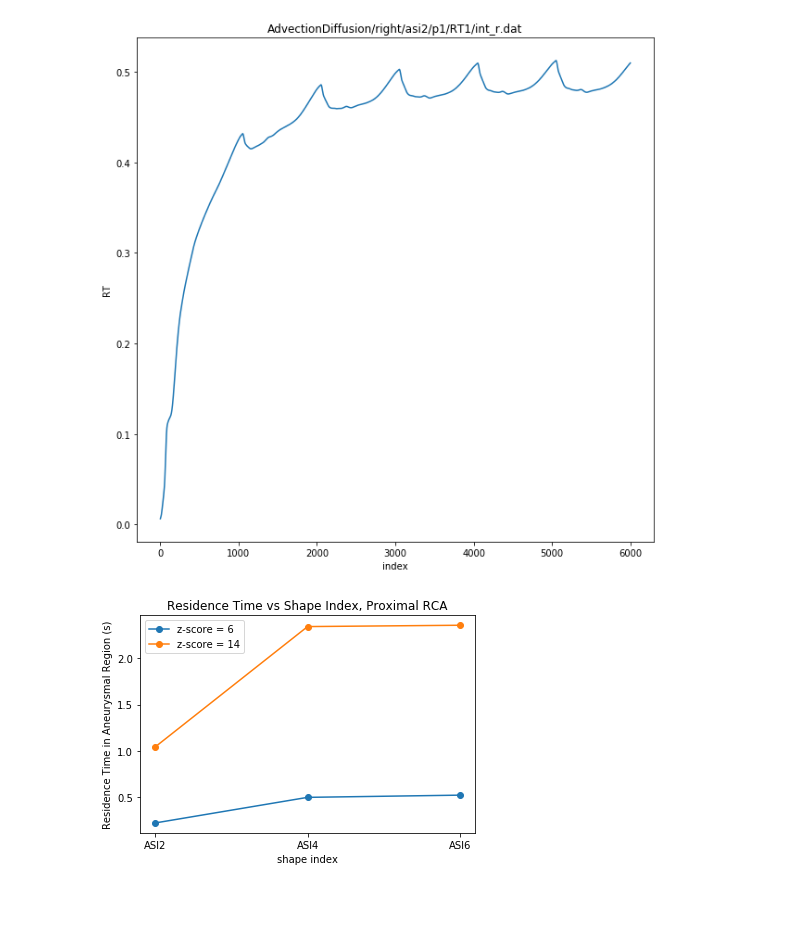
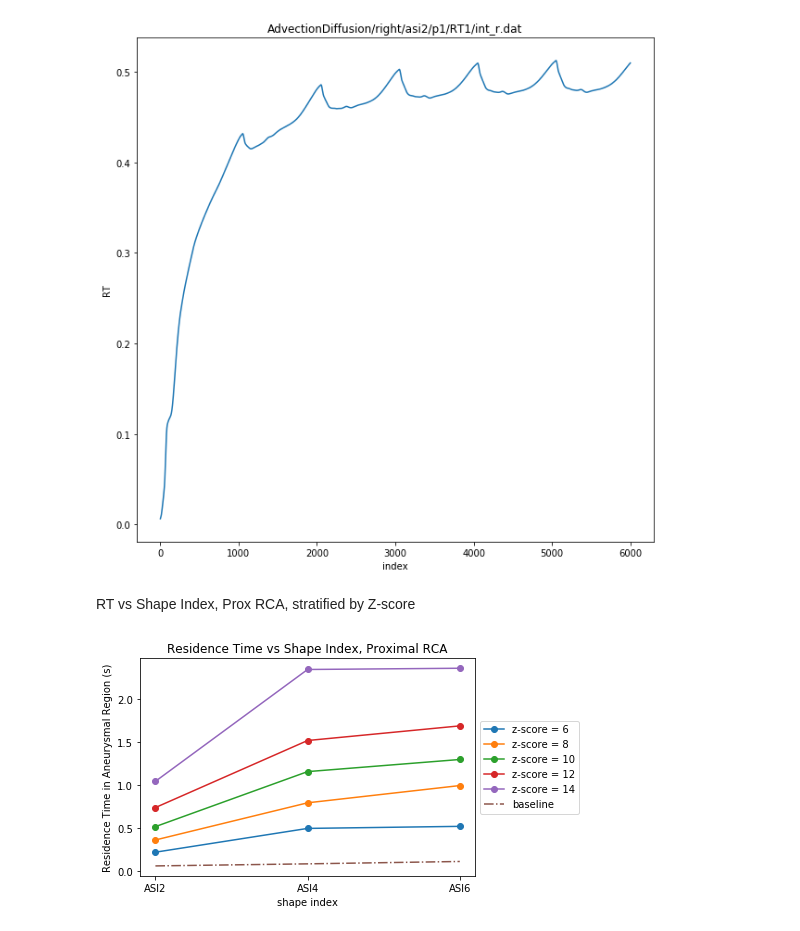
Before and after one commit to StanfordCBCL/KD-project, a Jupyter notebook: RT Visualization.ipynb, the cells around one changed output. Cells and saved outputs as stored; diff of their text form; code cells hidden in the pictures; blank space fills up the shorter version.

```diff
--- a/RT Visualization.ipynb
+++ b/RT Visualization.ipynb
@@ -31,11 +31,30 @@ Text(0.5,1,'AdvectionDiffusion/right/asi2/p1/RT1/int_r.dat')
 [figure]
 # %%
 right_residence_times = {
-    'ASI2': [.2214, 1.0446],
-    'ASI4': [.49766, 2.3435],
-    'ASI6': [.52155, 2.3579]
+    'ASI2': [.2214,  0.36337, 0.51839, 0.73986, 1.0446],
+    'ASI4': [.49766, 0.79491, 1.1573, 1.5185, 2.3435],
+    'ASI6': [.52155, 0.99527, 1.2981, 1.6884, 2.3579]
 }
-z_scores = ['p1', 'p5']
+
+right_volumes = {
+    'ASI2': [0.37912, 0.48379, 0.68129, 0.88389, 1.1165],
+    'ASI4': [0.90235, 1.3218, 1.9063, 2.5823, 2.8892],
+    'ASI6': [1.4014, 1.4651, 2.109, 2.9514, 4.0107],
+}
+
+baseline_residence_times = {
+    'ASI2': 0.06204,
+    'ASI4': 0.086032,
+    'ASI6': 0.11363,
+}
+baseline_volumes = {
+    'ASI2': 0.24673,
+    'ASI4': 0.56148,
+    'ASI6': 0.25788
+}
+
+z_scores = ['p1', 'p2', 'p3', 'p4', 'p5']
+
 plotted_z_scores = {
     'p1': 6,
     'p2': 8,
@@ -44,20 +63,26 @@ plotted_z_scores = {
     'p5': 14,
 }
 plotted_shapes = ['ASI2', 'ASI4', 'ASI6']
+# %% [markdown]
+RT vs Shape Index, Prox RCA, stratified by Z-score
 # %%
 fig = plt.figure()
 ax = fig.add_subplot(1, 1, 1)
 
 for z, size in enumerate(z_scores):
     res_times = np.zeros((len(plotted_shapes), len(z_scores)))
     for a, shape in enumerate(plotted_shapes):
         res_times[a, z] = right_residence_times[shape][z]
     ax.plot(plotted_shapes, res_times[:,z], label = 'z-score = ' + str(plotted_z_scores[size]), marker='o')
 
-plt.legend()
+
+
+ax.plot(plotted_shapes, [baseline_residence_times[shape] for shape in plotted_shapes], label='baseline', linestyle='-.')
+ax.legend(loc='center left', bbox_to_anchor=(1, 0.5))
+#plt.legend()
 plt.xlabel('shape index')
 plt.ylabel('Residence Time in Aneurysmal Region (s)')
 plt.title('Residence Time vs Shape Index, Proximal RCA')
 plt.show()
 # %% [output]
-[figure, old version]
+[figure, new version]
```
Also changed, not shown: parts of 2 cells of this notebook, 4 other files.
